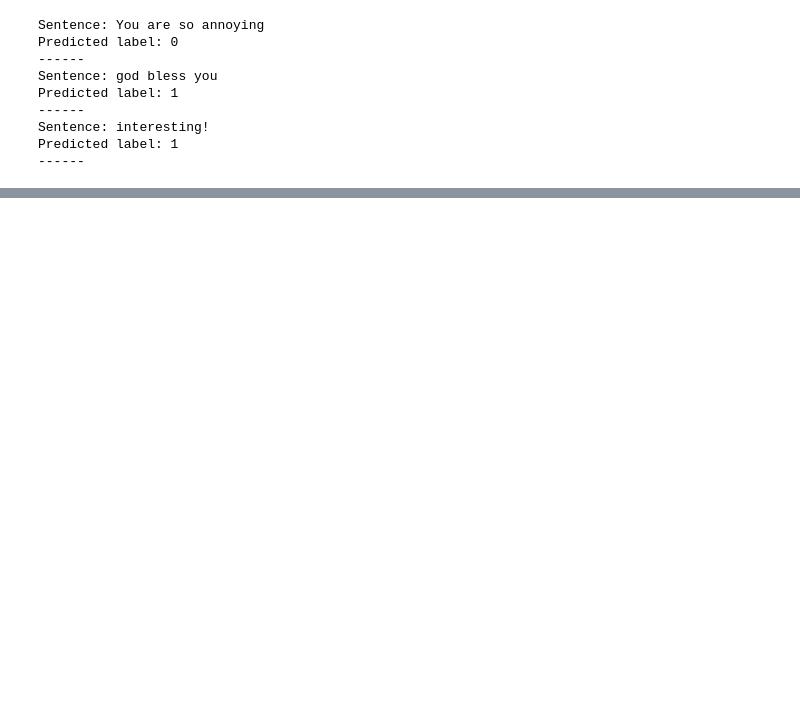
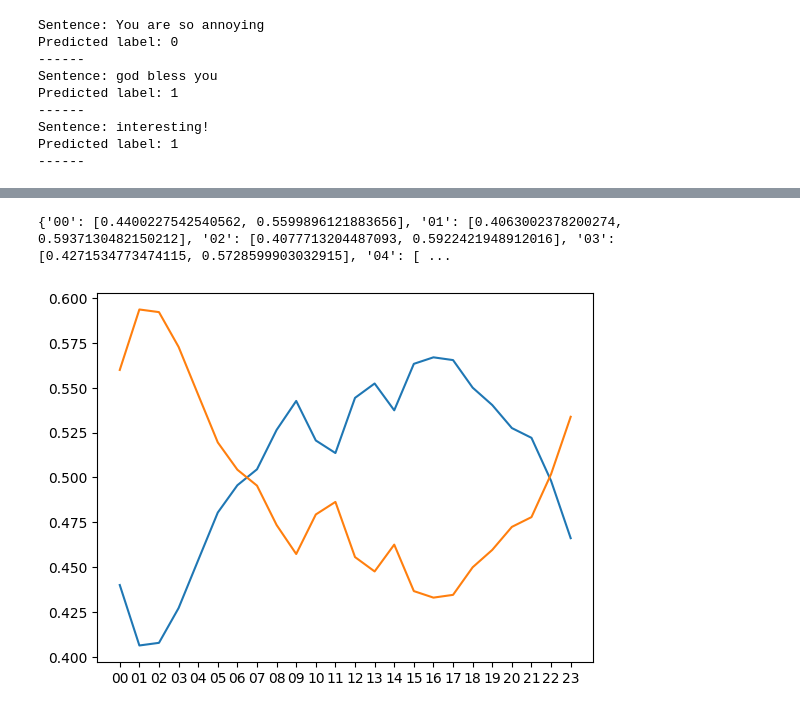
Before and after one commit to TheeMee/sentiment-analysis, a Jupyter notebook: final.ipynb, the cells around one changed output, grey strips where cells are left out. Drawn from its saved outputs; the diff is of its cells as text; code cells hidden in the pictures; blank space fills up the shorter version.

```diff
--- a/final.ipynb
+++ b/final.ipynb
@@ -241,0 +504,25 @@ Predicted label: 1
+# %%
+#let index 2 be ratio of negative sentiment and index 3 be ratio of positive sentiment
+def get_sentiment_ratio(time_occur_sentiment):
+    time_occur_ratio = dict(time_occur_sentiment)
+    for t in time_occurence_rate:
+        negative_n = time_occur_sentiment[t][0]
+        positive_n = time_occur_sentiment[t][1]
+        total_n = time_occurence_rate[t]
+
+        negative_ratio = negative_n / total_n
+        positive_ratio = positive_n / total_n
+
+        time_occur_ratio[t] = [negative_ratio, positive_ratio]
+
+    return time_occur_ratio
+
+time_occur_ratio = get_sentiment_ratio(time_occur_sentiment)
+print(time_occur_ratio)
+# %% [output]
+{'00': [0.4400227542540562, 0.5599896121883656], '01': [0.4063002378200274, 0.5937130482150212], '02': [0.4077713204487093, 0.5922421948912016], '03': [0.4271534773474115, 0.5728599903032915], '04': [ ...
+# %%
+#when positive is yello and negative is blue
+plot_2time(time_occur_ratio)
+# %% [output]
+[figure, added]
```
Also changed, not shown: parts of 21 cells of this notebook.
